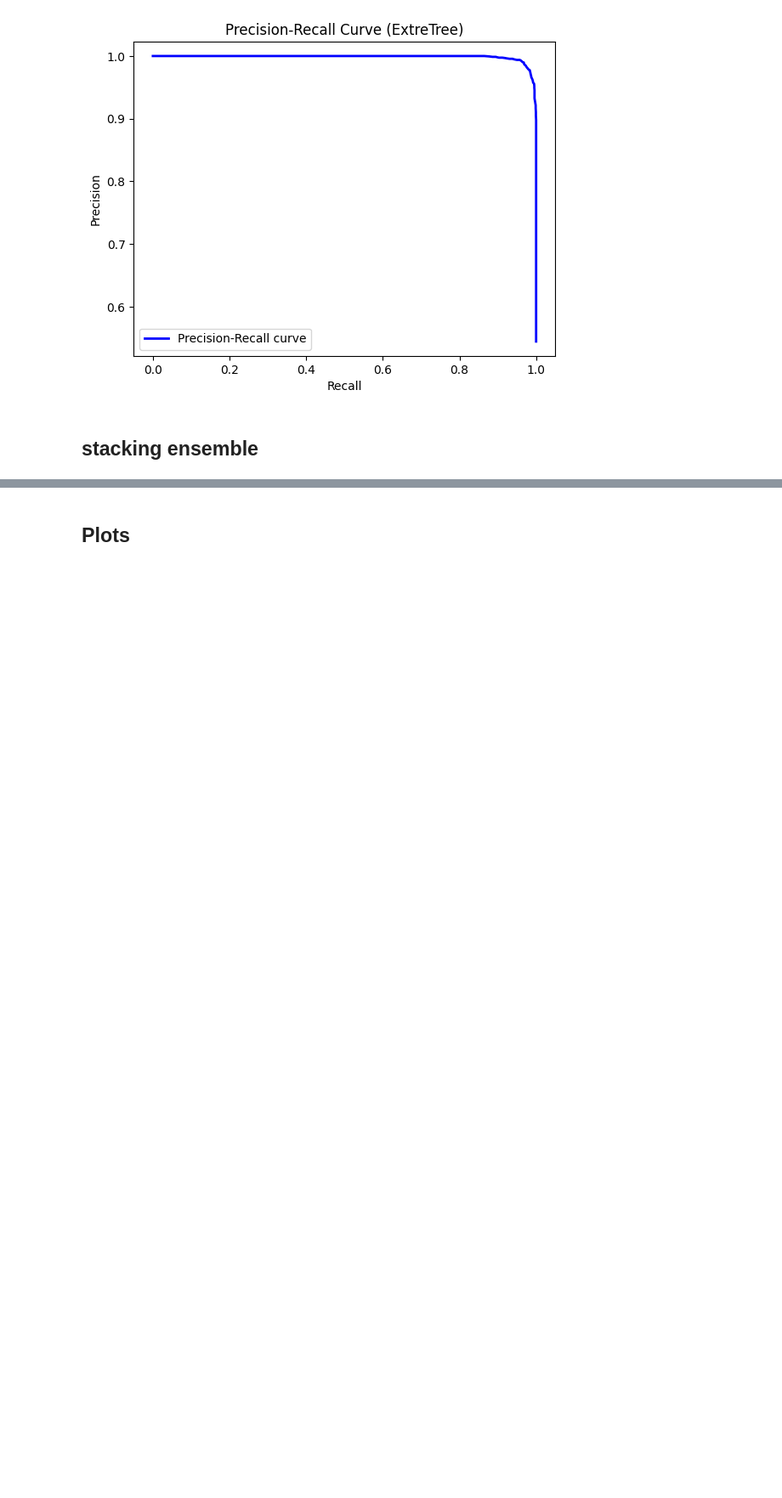
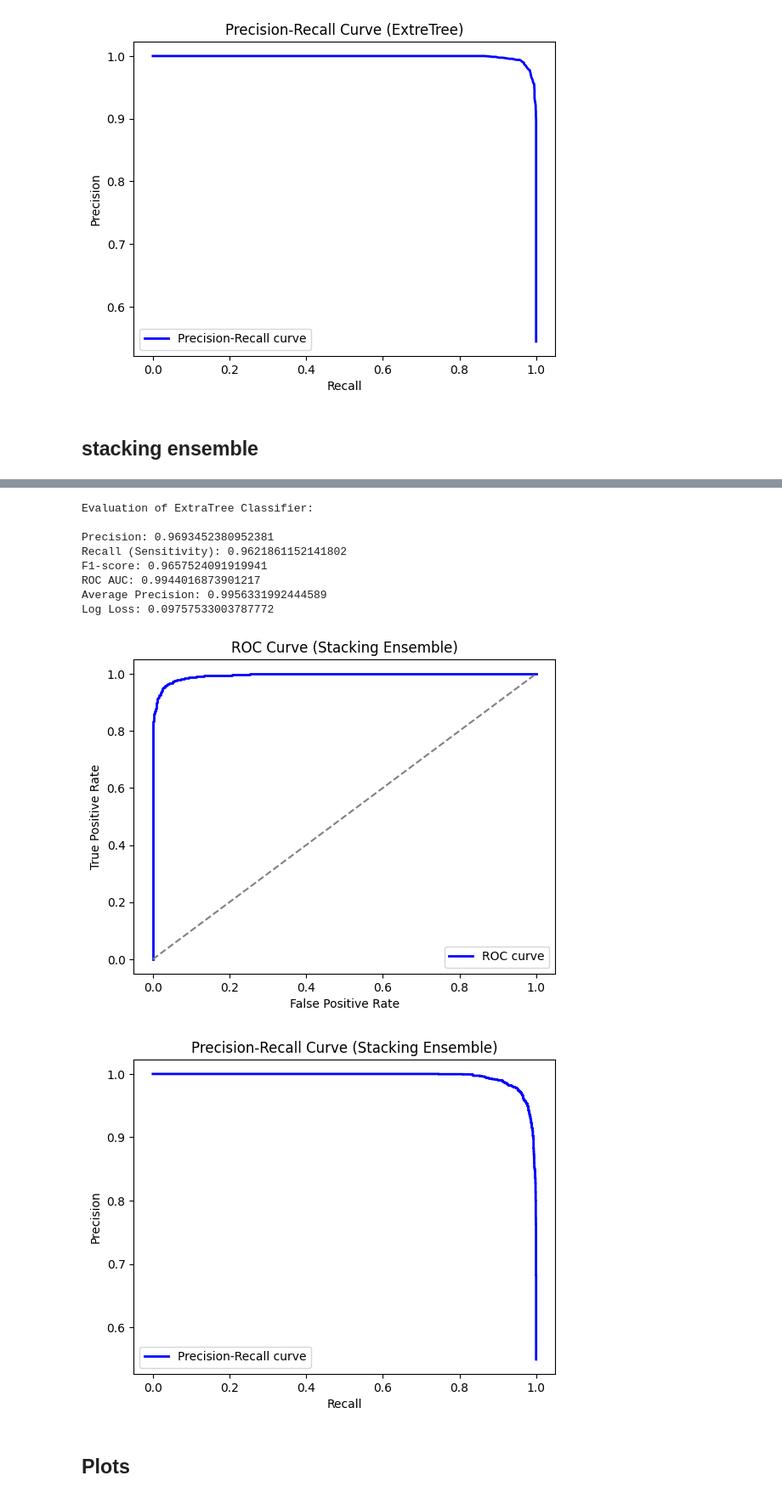
Before and after one commit to dead96pool/stress_detection_mlai, a Jupyter notebook: MLAI_project_(1).ipynb, the cells around one changed output, grey strips where cells are left out. Shown at 85% size. Cells and saved outputs as stored; diff of their text form; code cells hidden in the pictures; blank space fills up the shorter version.

```diff
--- a/MLAI_project_(1).ipynb
+++ b/MLAI_project_(1).ipynb
@@ -1252,3 +1270,56 @@ print("Stacking Classifier Accuracy:", stacking_accuracy)
+# %%
+# evaluation
+print("Evaluation of Stacking Ensemble: \n")
+
+from sklearn.metrics import precision_score, recall_score, f1_score, roc_auc_score, average_precision_score, log_loss
+from sklearn.metrics import precision_recall_curve, roc_curve
+
+
+precision = precision_score(y_meta, stacking_preds)
+recall = recall_score(y_meta, stacking_preds)
+f1 = f1_score(y_meta, stacking_preds)
+roc_auc = roc_auc_score(y_meta, stacking_clf.predict_proba(X_meta)[:,1])
+average_precision = average_precision_score(y_meta, stacking_clf.predict_proba(X_meta)[:,1])
+logloss = log_loss(y_meta, stacking_clf.predict_proba(X_meta))
+
+
+# Print the calculated metrics
+print("Precision:", precision)
+print("Recall (Sensitivity):", recall)
+print("F1-score:", f1)
+print("ROC AUC:", roc_auc)
+print("Average Precision:", average_precision)
+print("Log Loss:", logloss)
+
+# Plot ROC curve
+fpr, tpr, thresholds = roc_curve(y_meta, stacking_clf.predict_proba(X_meta)[:,1])
+plt.plot(fpr, tpr, color='blue', lw=2, label='ROC curve')
+plt.plot([0, 1], [0, 1], color='gray', linestyle='--')
+plt.xlabel('False Positive Rate')
+plt.ylabel('True Positive Rate')
+plt.title('ROC Curve (Stacking Ensemble)')
+plt.legend(loc='lower right')
+plt.show()
+
+# Plot precision-recall curve
+precision, recall, thresholds = precision_recall_curve(y_meta, stacking_clf.predict_proba(X_meta)[:,1])
+plt.plot(recall, precision, color='blue', lw=2, label='Precision-Recall curve')
+plt.xlabel('Recall')
+plt.ylabel('Precision')
+plt.title('Precision-Recall Curve (Stacking Ensemble)')
+plt.legend(loc='lower left')
+plt.show()
+# %% [output]
+Evaluation of ExtraTree Classifier:
+
+Precision: 0.9693452380952381
+Recall (Sensitivity): 0.9621861152141802
+F1-score: 0.9657524091919941
+ROC AUC: 0.9944016873901217
+Average Precision: 0.9956331992444589
+Log Loss: 0.09757533003787772
+[figure, added]
+[figure, added]
 # %% [markdown]
 ## Plots
 # %%
```
Also changed, not shown: parts of 3 cells of this notebook.
